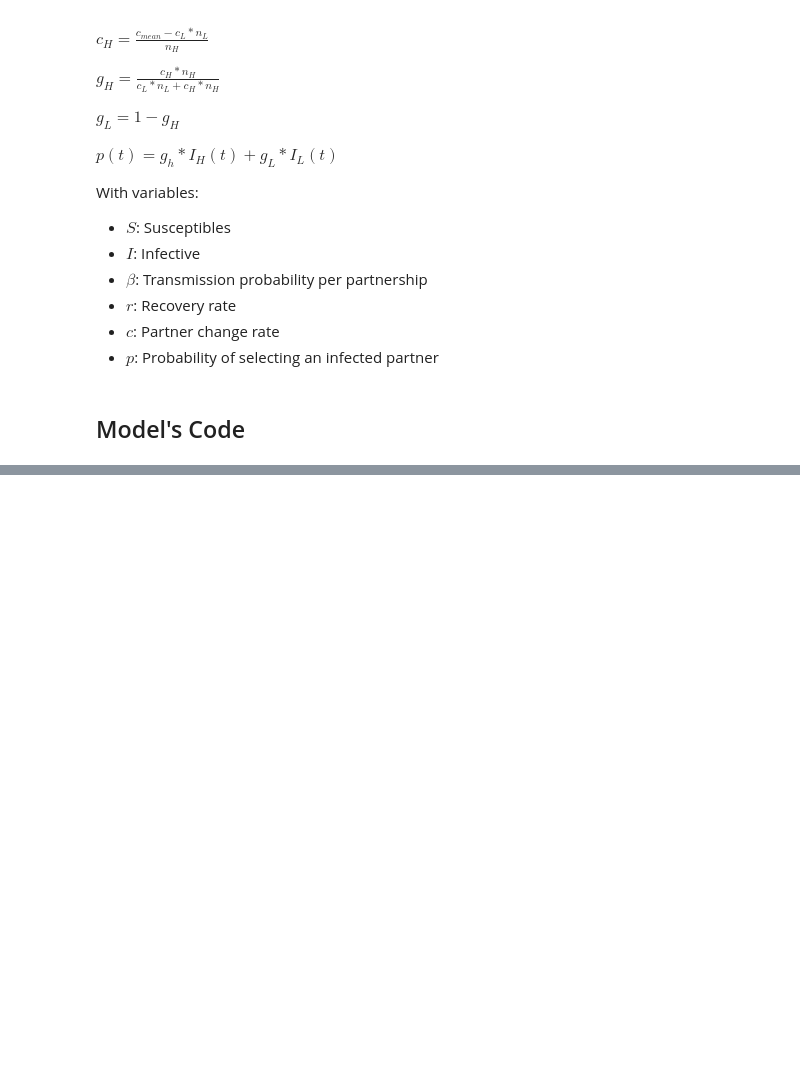
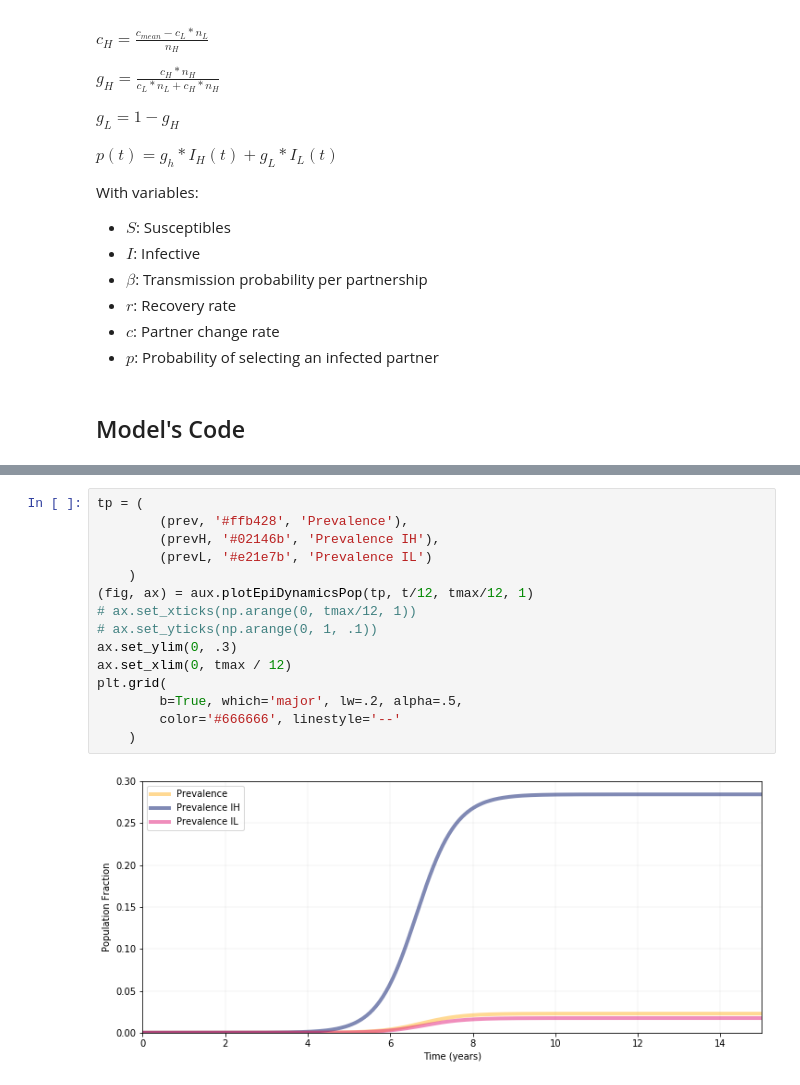
Before and after one commit to Chipdelmal/epiModellingClass, a Jupyter notebook: Practical03/Gonorrhea_Heterogeneous.ipynb, the cells around one changed output, grey strips where cells are left out. Drawn from its saved outputs; the diff is of its cells as text; blank space fills up the shorter version.

```diff
--- a/Practical03/Gonorrhea_Heterogeneous.ipynb
+++ b/Practical03/Gonorrhea_Heterogeneous.ipynb
@@ -74,0 +84,17 @@ plt.savefig(
+# %%
+tp = (
+        (prev, '#ffb428', 'Prevalence'),
+        (prevH, '#02146b', 'Prevalence IH'),
+        (prevL, '#e21e7b', 'Prevalence IL')
+    )
+(fig, ax) = aux.plotEpiDynamicsPop(tp, t/12, tmax/12, 1)
+# ax.set_xticks(np.arange(0, tmax/12, 1))
+# ax.set_yticks(np.arange(0, 1, .1))
+ax.set_ylim(0, .3)
+ax.set_xlim(0, tmax / 12)
+plt.grid(
+        b=True, which='major', lw=.2, alpha=.5,
+        color='#666666', linestyle='--'
+    )
+# %% [output]
+[figure, added]
```
Also changed, not shown: parts of 2 cells of this notebook, 1 other file.
